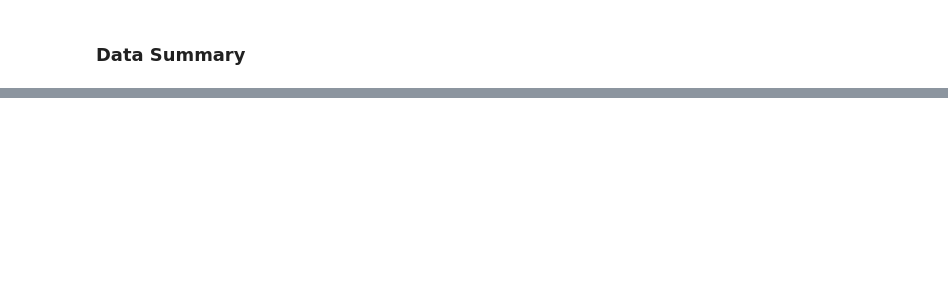
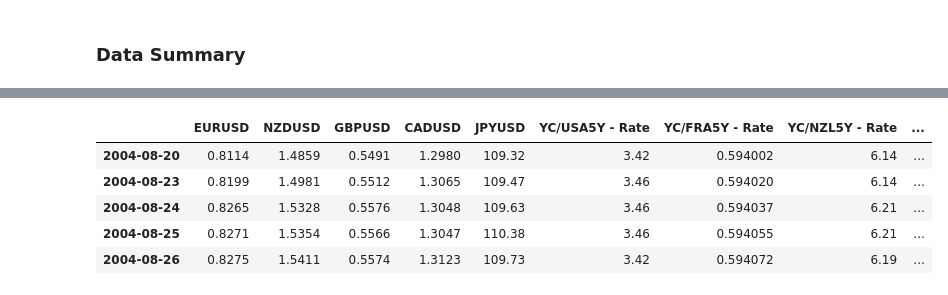
Before and after one commit to maneetsingh1/ts_forex_project, a Jupyter notebook: codes/1. EDA.ipynb, the cells around one changed output, grey strips where cells are left out. Cells and saved outputs as stored; diff of their text form; code cells hidden in the pictures; blank space fills up the shorter version.

```diff
--- a/codes/1. EDA.ipynb
+++ b/codes/1. EDA.ipynb
@@ -63,0 +112,10 @@ for i in range(rows):
+# %%
+data = forex_data.merge(rates,left_index=True, right_index=True)
+data.head()
+# %% [output]
+|  | EURUSD | NZDUSD | GBPUSD | CADUSD | JPYUSD | YC/USA5Y - Rate | YC/FRA5Y - Rate | YC/NZL5Y - Rate | ... |
+| 2004-08-20 | 0.8114 | 1.4859 | 0.5491 | 1.2980 | 109.32 | 3.42 | 0.594002 | 6.14 | ... |
+| 2004-08-23 | 0.8199 | 1.4981 | 0.5512 | 1.3065 | 109.47 | 3.46 | 0.594020 | 6.14 | ... |
+| 2004-08-24 | 0.8265 | 1.5328 | 0.5576 | 1.3048 | 109.63 | 3.46 | 0.594037 | 6.21 | ... |
+| 2004-08-25 | 0.8271 | 1.5354 | 0.5566 | 1.3047 | 110.38 | 3.46 | 0.594055 | 6.21 | ... |
+| 2004-08-26 | 0.8275 | 1.5411 | 0.5574 | 1.3123 | 109.73 | 3.42 | 0.594072 | 6.19 | ... |
```
Also changed, not shown: parts of 12 cells of this notebook.
